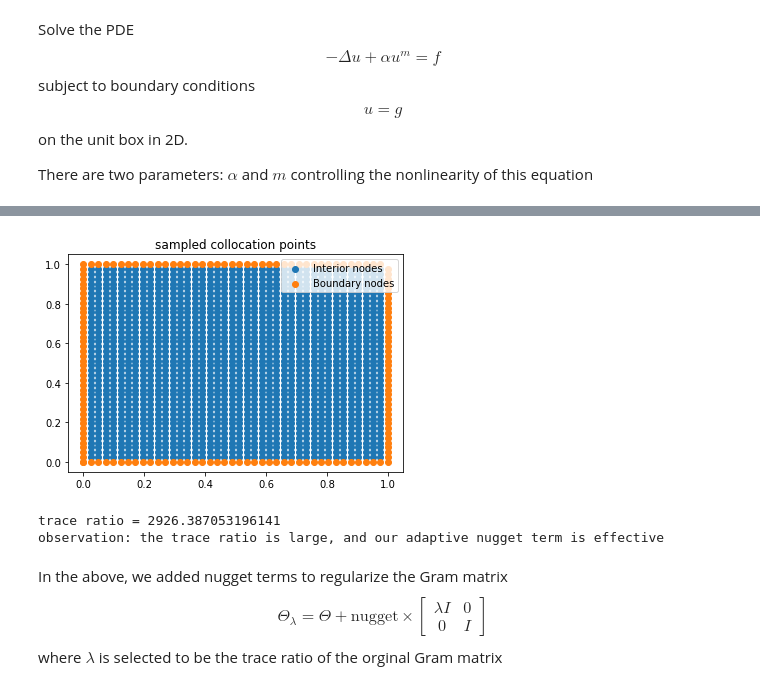
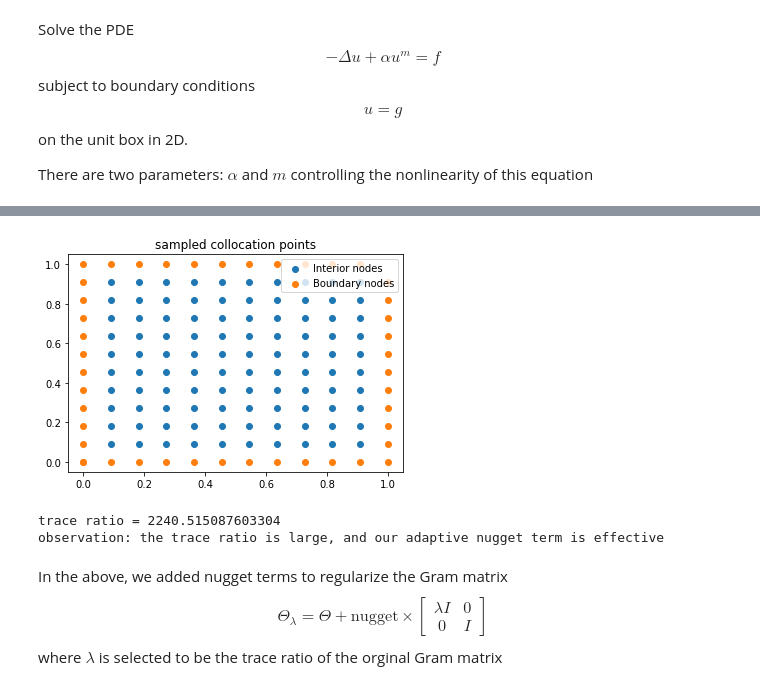
Before and after one commit to yifanc96/GaussianProcessPDEs, a Jupyter notebook: UncertaintyQuantification/python_UQ_2Delliptic.ipynb, the cells around one changed output, grey strips where cells are left out. Saved outputs shown, nothing was run; the diff lists cells and outputs as text; code cells hidden in the pictures.

```diff
--- a/UncertaintyQuantification/python_UQ_2Delliptic.ipynb
+++ b/UncertaintyQuantification/python_UQ_2Delliptic.ipynb
@@ -110,35 +110,35 @@ def sample_points_grid(N_pts):
     YY_int = YY[1:N_pts+1, 1:N_pts+1]
 
     # vectorized (x,y) coordinates
     XXv_int = np.array(XX_int.flatten())
     YYv_int = np.array(YY_int.flatten())
 
     XXv_int = np.expand_dims(XXv_int, axis=1)
     YYv_int = np.expand_dims(YYv_int, axis=1)
 
     XXv_bd = np.concatenate((XX[0,0:N_pts+1], XX[N_pts+1,0:N_pts+1], XX[0:N_pts+1,0], XX[0:N_pts+1,N_pts+1]), axis = 0)
     YYv_bd = np.concatenate((YY[0,0:N_pts+1], YY[N_pts+1,0:N_pts+1], YY[0:N_pts+1,0], YY[0:N_pts+1,N_pts+1]), axis = 0)
 
     XXv_bd = np.expand_dims(XXv_bd, axis=1)
     YYv_bd = np.expand_dims(YYv_bd, axis=1)
 
     X_domain = np.concatenate((XXv_int, YYv_int), axis=1)
     X_boundary = np.concatenate((XXv_bd, YYv_bd), axis=1)
     return X_domain, X_boundary
 
-N_pts = 40
+N_pts = 10
 N_domain_tot = N_pts**2
 N_boundary_tot = 4*(N_pts+1)
 X_domain_tot, X_boundary_tot = sample_points_grid(N_pts)
 
 fig, ax = plt.subplots()
 ax.scatter(X_domain_tot[:, 0], X_domain_tot[:, 1], label='Interior nodes')
 ax.scatter(X_boundary_tot[:, 0], X_boundary_tot[:, 1], label='Boundary nodes')
 ax.legend(loc="upper right")
 plt.title('sampled collocation points')
 plt.show()
 # %% [output]
-[figure, old version]
+[figure, new version]
 # %%
 # Define a real valued kernel kappa(x, y; sigma) \to R
 # def kappa(x1, x2, y1, y2, sigma):
@@ -227,7 +227,7 @@ L, ratio = assembly_Theta(X_domain_tot, X_boundary_tot, set_nugget, set_sigma)
 print('trace ratio =', ratio)
 print('observation: the trace ratio is large, and our adaptive nugget term is effective')
 # %% [output]
-trace ratio = 2926.387053196141
+trace ratio = 2240.515087603304
 observation: the trace ratio is large, and our adaptive nugget term is effective
 # %% [markdown]
 In the above, we added nugget terms to regularize the Gram matrix
```
Also changed, not shown: parts of 7 cells of this notebook.
